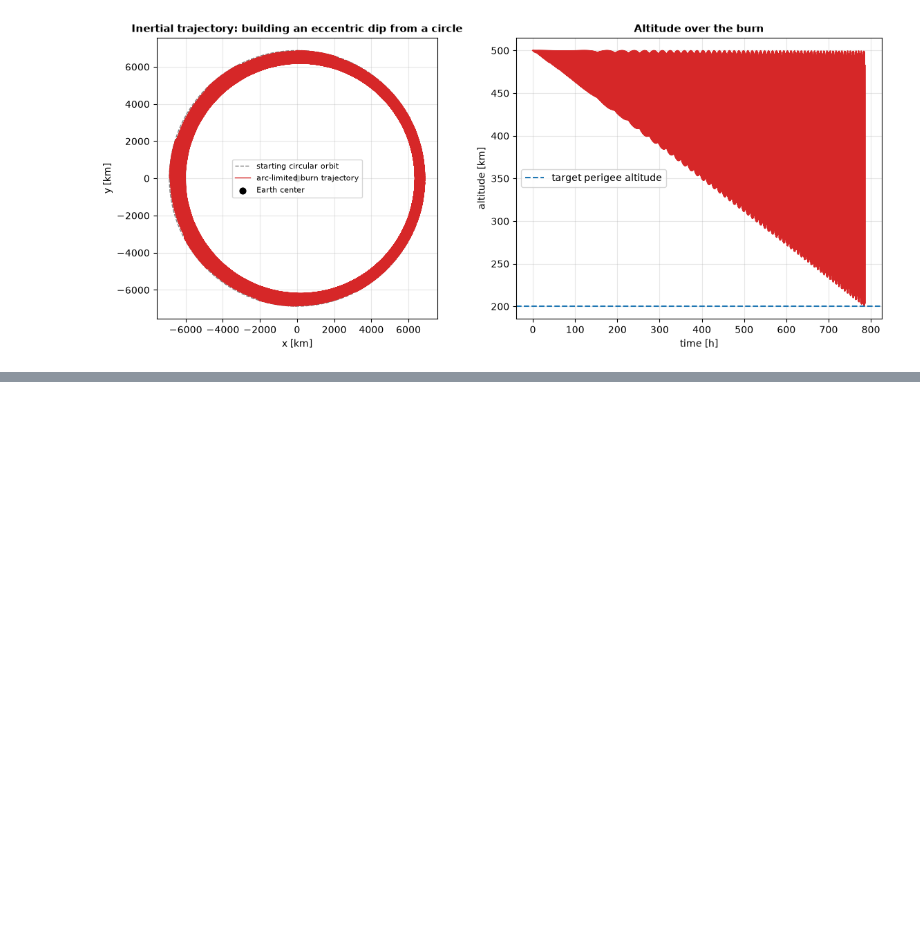
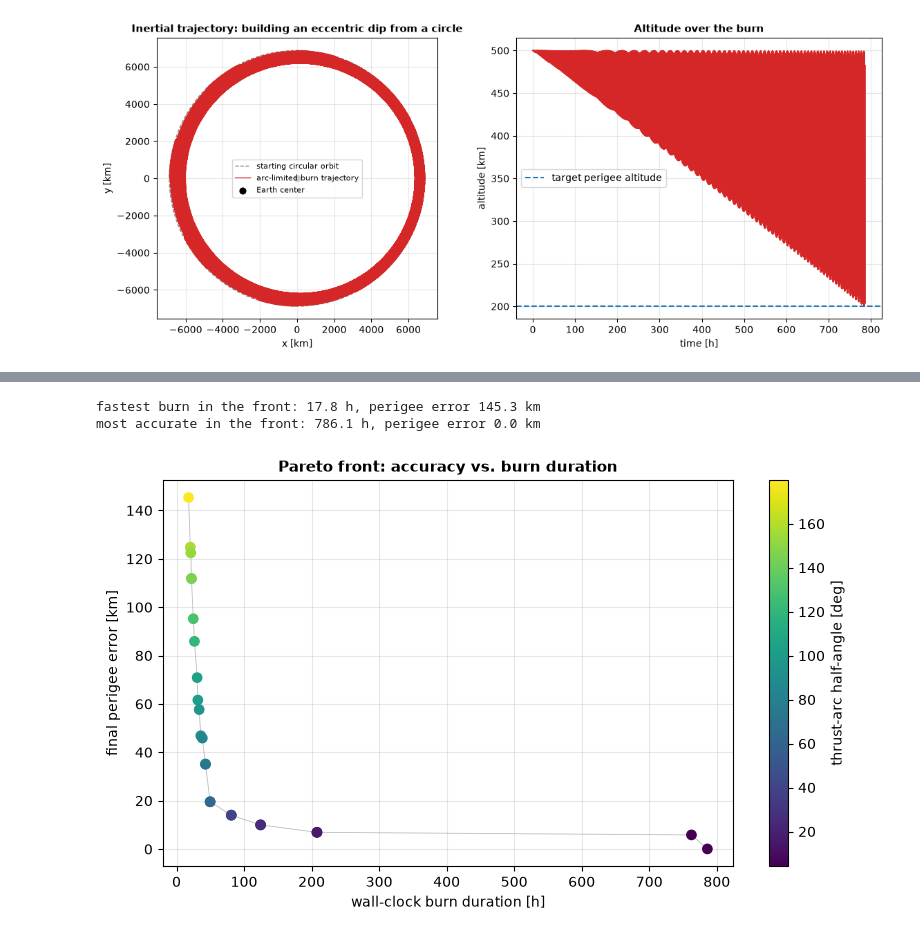
Before and after one commit to giovannifacchinetti99/ios-mission-planner, a Jupyter notebook: examples/09_low_thrust_arc_optimization/low_thrust_arc_optimization.ipynb, the cells around one changed output, grey strips where cells are left out. Cells and saved outputs as stored; diff of their text form; code cells hidden in the pictures; blank space fills up the shorter version.

Commit message:
integrate pygmo for low-thrust arc optimization

```diff
--- a/examples/09_low_thrust_arc_optimization/low_thrust_arc_optimization.ipynb
+++ b/examples/09_low_thrust_arc_optimization/low_thrust_arc_optimization.ipynb
@@ -144,0 +149,29 @@ fig.savefig("low_thrust_arc_trajectory.png", dpi=140)
+# %%
+from ios_mission_planner.dynamics.orbital.low_thrust_design import pareto_front_arc_half_angle
+
+half_angles_pf, perigee_errors_pf, wall_times_pf = pareto_front_arc_half_angle(
+    chief0, r_perigee_target, dv_deorbit_ms, m_dry, isp, thrust, MU_EARTH,
+    generations=30, pop_size=24, seed=42,
+)
+
+order = np.argsort(wall_times_pf)
+fig, ax = plt.subplots(figsize=(8, 4.8))
+sc = ax.scatter(wall_times_pf[order] / 3600.0, perigee_errors_pf[order],
+                 c=np.degrees(half_angles_pf[order]), cmap="viridis", s=45)
+ax.plot(wall_times_pf[order] / 3600.0, perigee_errors_pf[order], color="gray", lw=0.6, alpha=0.5, zorder=0)
+cbar = fig.colorbar(sc, ax=ax)
+cbar.set_label("thrust-arc half-angle [deg]")
+ax.set_xlabel("wall-clock burn duration [h]")
+ax.set_ylabel("final perigee error [km]")
+ax.set_title("Pareto front: accuracy vs. burn duration")
+fig.tight_layout()
+fig.savefig("low_thrust_pareto_front.png", dpi=140)
+
+print(f"fastest burn in the front: {wall_times_pf[order][0]/3600:.1f} h, "
+      f"perigee error {perigee_errors_pf[order][0]:.1f} km")
+print(f"most accurate in the front: {wall_times_pf[order][-1]/3600:.1f} h, "
+      f"perigee error {perigee_errors_pf[order][-1]:.1f} km")
+# %% [output]
+fastest burn in the front: 17.8 h, perigee error 145.3 km
+most accurate in the front: 786.1 h, perigee error 0.0 km
+[figure, added]
```
Also changed, not shown: parts of 3 cells of this notebook, 7 other files.
